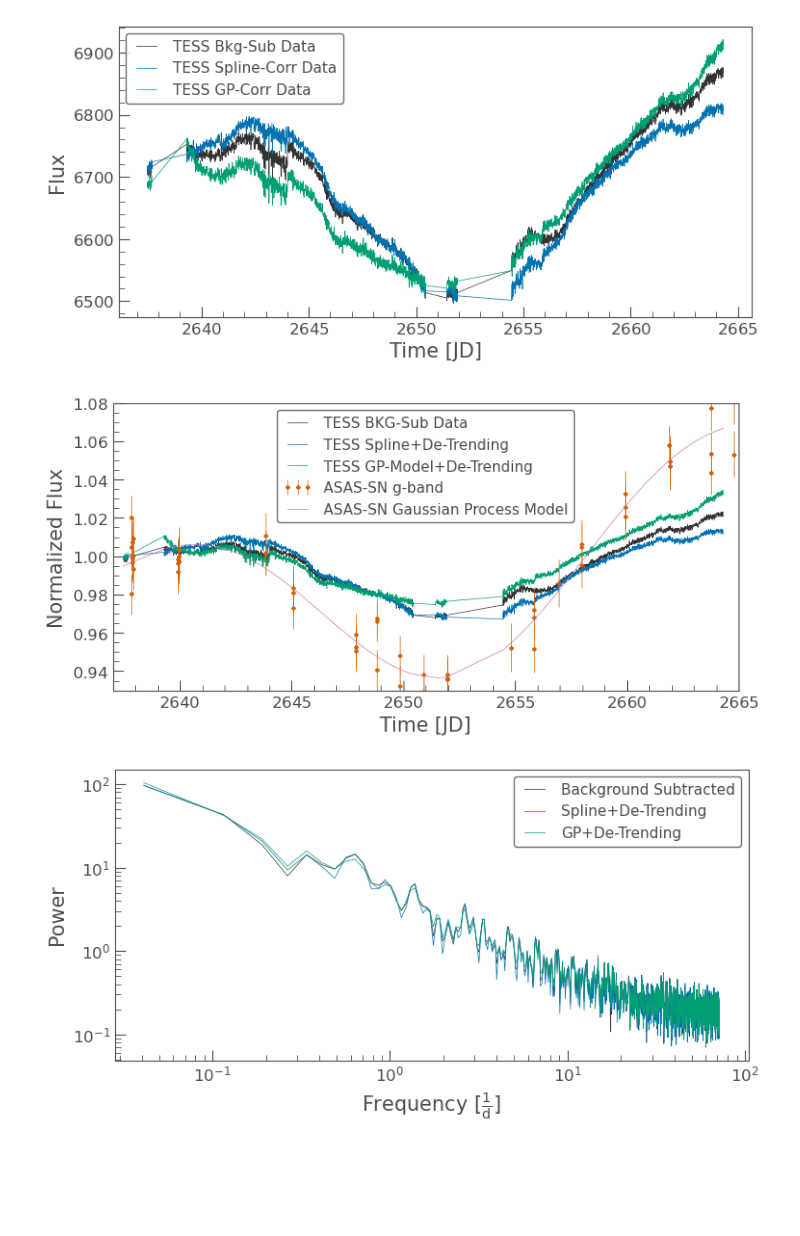
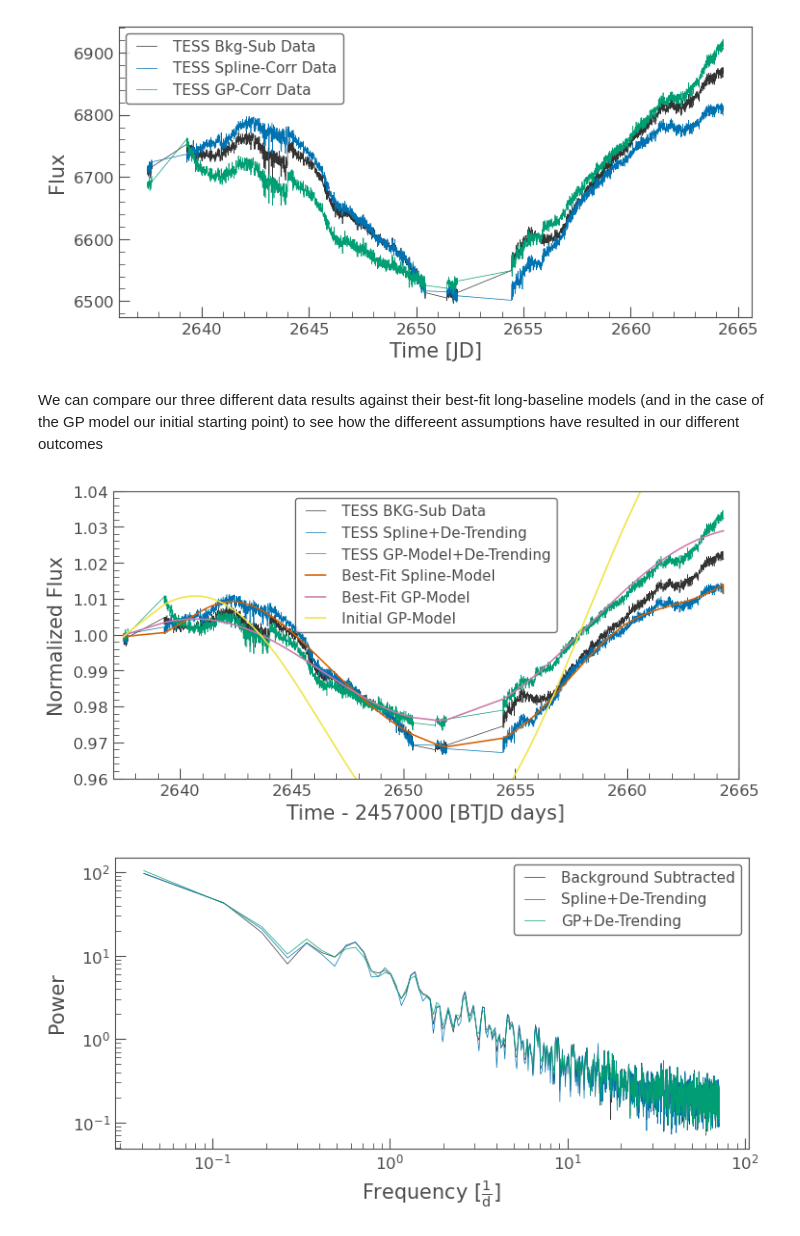
Before and after one commit to tylerapritchard/TESSGI_Tut_NGC4151, a Jupyter notebook: NGC4151_modelfit.ipynb, the cells around one changed output. Cells and saved outputs as stored; diff of their text form; code cells hidden in the pictures; blank space fills up the shorter version.

```diff
--- a/NGC4151_modelfit.ipynb
+++ b/NGC4151_modelfit.ipynb
@@ -212,10 +218,10 @@ array([<AxesSubplot:ylabel='Flux'>,
 [figure]
 [figure]
 # %%
-gpnorm=r_gp_norm.diagnostic_lightcurves['gp_model'].flux.value
+gpnorm=r_gp_norm.diagnostic_lightcurves['gp_model']
 
 lc_GPCorrected=lk.LightCurve(time=r_gp.corrected_lc.time.value,
-                                 flux=r_gp.corrected_lc.flux.value*gpnorm,
+                                 flux=r_gp.corrected_lc.flux.value*gpnorm.flux.value,
                                  flux_err=r_gp.corrected_lc.flux_err.value)
 lc_GPCorrected.plot()
 # %% [output]
@@ -245,22 +255,24 @@ with plt.style.context(MPLSTYLE):
     lc_GPCorrected.plot(ax=ax, label='TESS GP-Corr Data')
 # %% [output]
 [figure]
+# %% [markdown]
+We can compare our three different data results against their best-fit long-baseline models (and in the case of the GP model our initial starting point) to see how the differeent assumptions have resulted in our different outcomes
 # %%
 with plt.style.context(MPLSTYLE):
     fig, ax = plt.subplots()
     lc.plot(ax=ax,normalize=True, label='TESS BKG-Sub Data')
     lc_SplineCorrected.plot(ax=ax,normalize=True, label='TESS Spline+De-Trending')
     lc_GPCorrected.plot(ax=ax,normalize=True, label='TESS GP-Model+De-Trending')
 
-    ax.errorbar(asas.HJD-2457000,asas.flux/np.median(asas.flux),yerr=asas.flux_err/np.median(asas.flux),
-                fmt='D',label='ASAS-SN g-band')
-    ax.errorbar(gp_t,gp_f, label = 'ASAS-SN Gaussian Process Model')
+    splnorm.plot(ax=ax,normalize=True,label='Best-Fit Spline-Model',lw=1.15)
+    gpnorm.plot(ax=ax,normalize=True,label='Best-Fit GP-Model',lw=1.15)
+    ax.errorbar(gp_t,gp_f/np.median(gp_f), label = 'Initial GP-Model',lw=1.15)
 
-    ax.set_ylim(0.93,1.08)
+    ax.set_ylim(0.96,1.04)
     ax.set_xlim(2637,2665)
     ax.legend()
 # %% [output]
-[figure, old version]
+[figure, new version]
 # %%
 prd=lc.to_periodogram(method='lombscargle')
 prd_spl=lc_SplineCorrected.to_periodogram(method='lombscargle')
```
Also changed, not shown: parts of 6 cells of this notebook.
